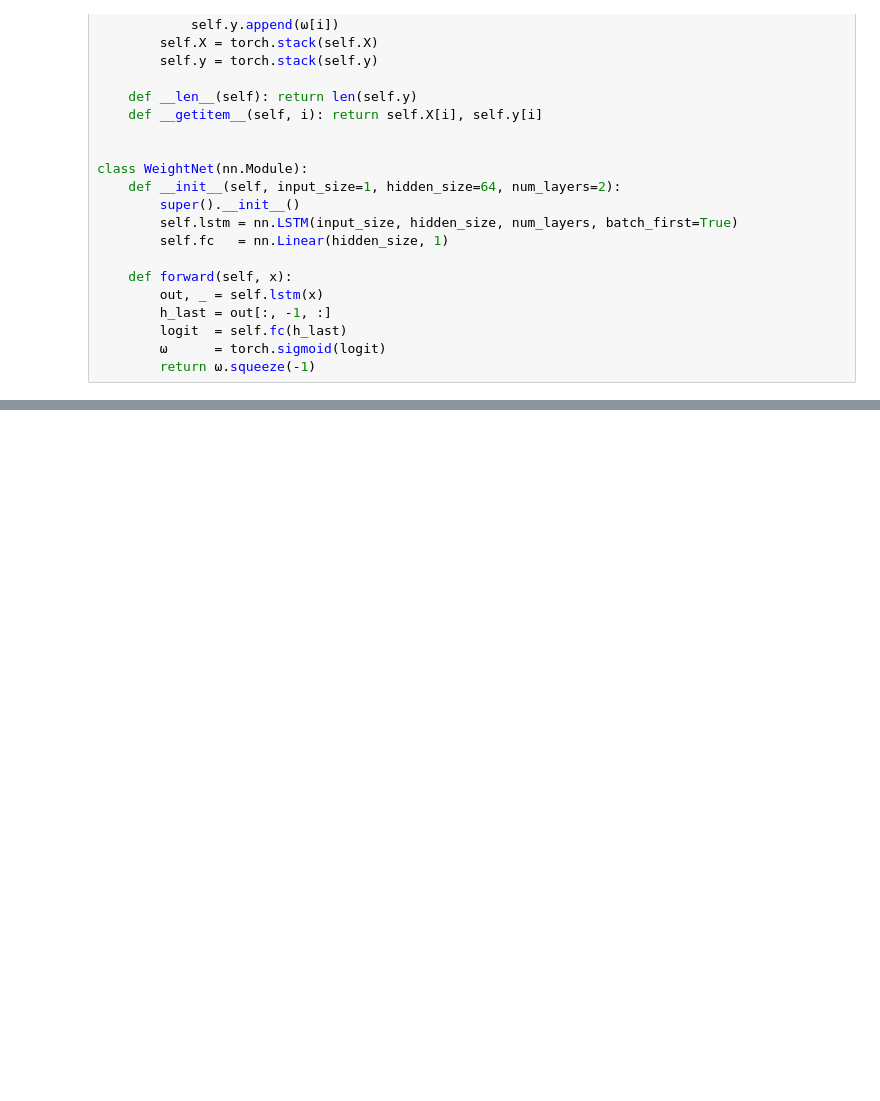
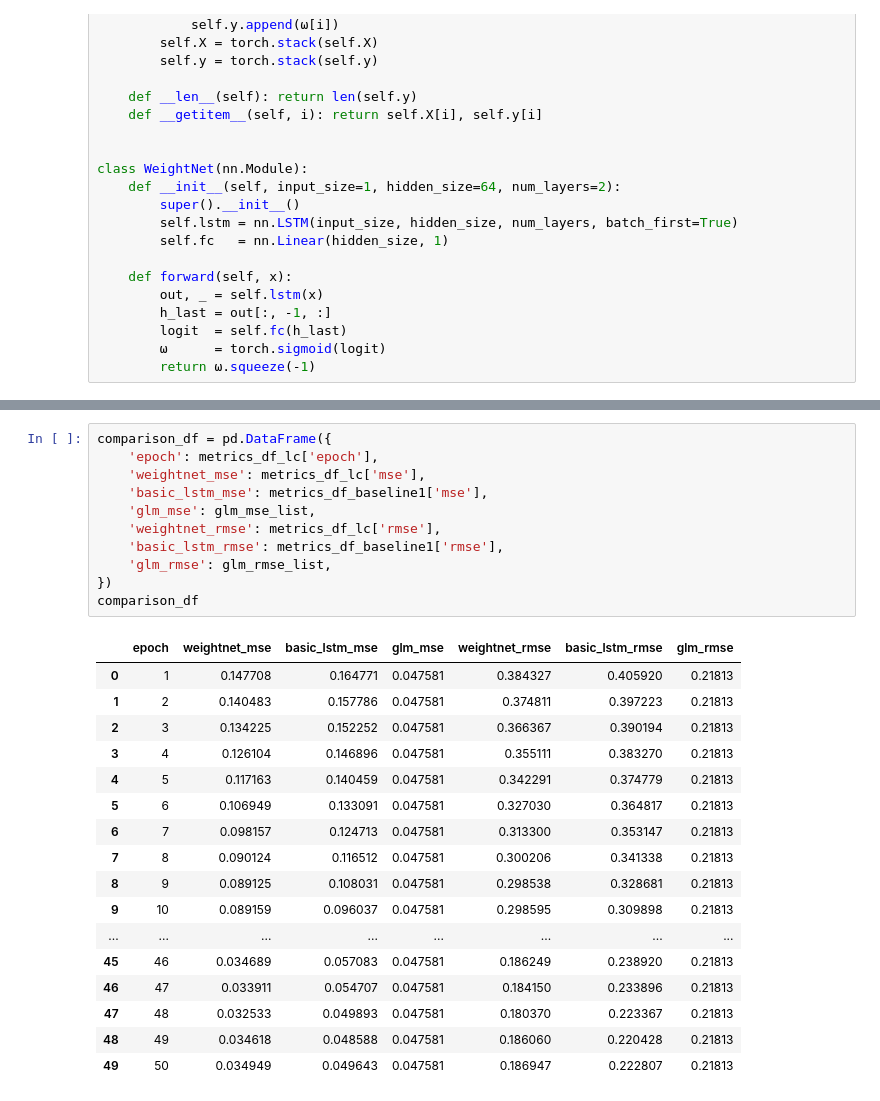
Before and after one commit to Rahdin/LSTM-based-mortality-forecasting, a Jupyter notebook: LSTM_based_Mortality_Forecasting.ipynb, the cells around one changed output, grey strips where cells are left out. Cells and saved outputs as stored; diff of their text form; blank space fills up the shorter version.

```diff
--- a/LSTM_based_Mortality_Forecasting.ipynb
+++ b/LSTM_based_Mortality_Forecasting.ipynb
@@ -207,0 +278,29 @@ Epoch 12 — MSE: 0.072884, RMSE: 0.269970
+# %%
+comparison_df = pd.DataFrame({
+    'epoch': metrics_df_lc['epoch'],
+    'weightnet_mse': metrics_df_lc['mse'],
+    'basic_lstm_mse': metrics_df_baseline1['mse'],
+    'glm_mse': glm_mse_list,
+    'weightnet_rmse': metrics_df_lc['rmse'],
+    'basic_lstm_rmse': metrics_df_baseline1['rmse'],
+    'glm_rmse': glm_rmse_list,
+})
+comparison_df
+# %% [output]
+|  | epoch | weightnet_mse | basic_lstm_mse | glm_mse | weightnet_rmse | basic_lstm_rmse | glm_rmse |
+| 0 | 1 | 0.147708 | 0.164771 | 0.047581 | 0.384327 | 0.405920 | 0.21813 |
+| 1 | 2 | 0.140483 | 0.157786 | 0.047581 | 0.374811 | 0.397223 | 0.21813 |
+| 2 | 3 | 0.134225 | 0.152252 | 0.047581 | 0.366367 | 0.390194 | 0.21813 |
+| 3 | 4 | 0.126104 | 0.146896 | 0.047581 | 0.355111 | 0.383270 | 0.21813 |
+| 4 | 5 | 0.117163 | 0.140459 | 0.047581 | 0.342291 | 0.374779 | 0.21813 |
+| 5 | 6 | 0.106949 | 0.133091 | 0.047581 | 0.327030 | 0.364817 | 0.21813 |
+| 6 | 7 | 0.098157 | 0.124713 | 0.047581 | 0.313300 | 0.353147 | 0.21813 |
+| 7 | 8 | 0.090124 | 0.116512 | 0.047581 | 0.300206 | 0.341338 | 0.21813 |
+| 8 | 9 | 0.089125 | 0.108031 | 0.047581 | 0.298538 | 0.328681 | 0.21813 |
+| 9 | 10 | 0.089159 | 0.096037 | 0.047581 | 0.298595 | 0.309898 | 0.21813 |
+| ... | ... | ... | ... | ... | ... | ... | ... |
+| 45 | 46 | 0.034689 | 0.057083 | 0.047581 | 0.186249 | 0.238920 | 0.21813 |
+| 46 | 47 | 0.033911 | 0.054707 | 0.047581 | 0.184150 | 0.233896 | 0.21813 |
+| 47 | 48 | 0.032533 | 0.049893 | 0.047581 | 0.180370 | 0.223367 | 0.21813 |
+| 48 | 49 | 0.034618 | 0.048588 | 0.047581 | 0.186060 | 0.220428 | 0.21813 |
+| 49 | 50 | 0.034949 | 0.049643 | 0.047581 | 0.186947 | 0.222807 | 0.21813 |
```
Also changed, not shown: parts of 5 cells of this notebook.
